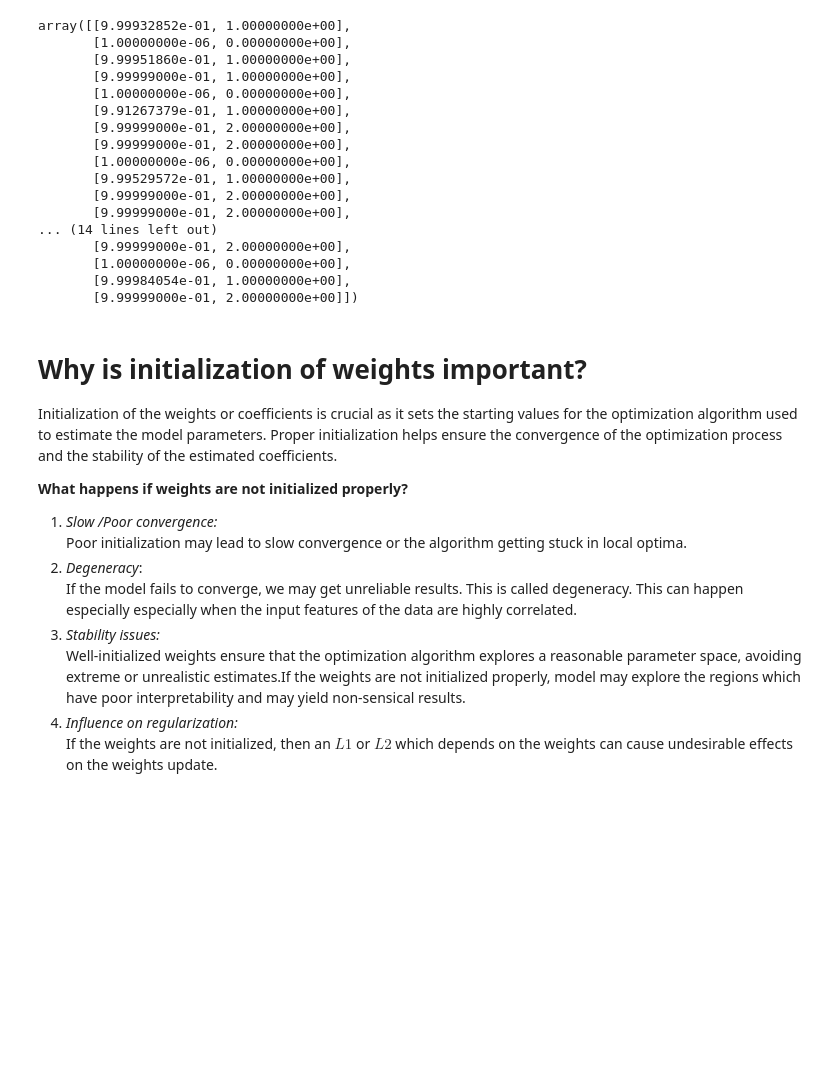
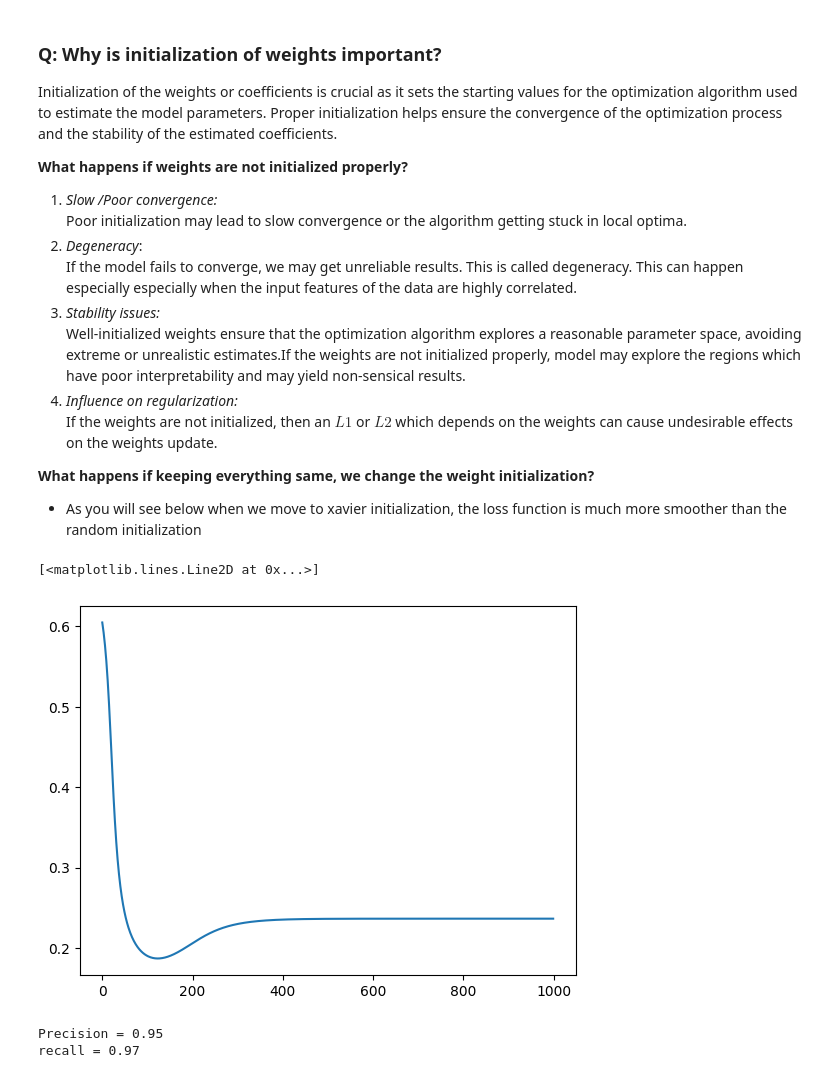
Before and after one commit to ayush-sharma-umass/interview-prep, a Jupyter notebook: notebooks/ml_first_principles/supervised_algorithms/logistic_regression.ipynb, the cells around one changed output. Drawn from its saved outputs; the diff is of its cells as text; code cells hidden in the pictures; blank space fills up the shorter version.

```diff
--- a/notebooks/ml_first_principles/supervised_algorithms/logistic_regression.ipynb
+++ b/notebooks/ml_first_principles/supervised_algorithms/logistic_regression.ipynb
@@ -257,25 +295,5 @@ recall = 1.0
-# %%
-np.stack([Ypred, Y_test], axis=1)
-# %% [output]
-array([[9.99932852e-01, 1.00000000e+00],
-       [1.00000000e-06, 0.00000000e+00],
-       [9.99951860e-01, 1.00000000e+00],
-       [9.99999000e-01, 1.00000000e+00],
-       [1.00000000e-06, 0.00000000e+00],
-       [9.91267379e-01, 1.00000000e+00],
-       [9.99999000e-01, 2.00000000e+00],
-       [9.99999000e-01, 2.00000000e+00],
-       [1.00000000e-06, 0.00000000e+00],
-       [9.99529572e-01, 1.00000000e+00],
-       [9.99999000e-01, 2.00000000e+00],
-       [9.99999000e-01, 2.00000000e+00],
-... (14 lines left out)
-       [9.99999000e-01, 2.00000000e+00],
-       [1.00000000e-06, 0.00000000e+00],
-       [9.99984054e-01, 1.00000000e+00],
-       [9.99999000e-01, 2.00000000e+00]])
 # %% [markdown]
-# Why is initialization of weights important? <a class="anchor" id="5"></a>
+### **Q: Why is initialization of weights important?**
 
 Initialization of the weights or coefficients is crucial as it sets the starting values for the optimization algorithm used to estimate the model parameters. Proper initialization helps ensure the convergence of the optimization process and the stability of the estimated coefficients.
 
@@ -289,3 +307,21 @@ Initialization of the weights or coefficients is crucial as it sets the starting
    Well-initialized weights ensure that the optimization algorithm explores a reasonable parameter space, avoiding extreme or unrealistic estimates.If the weights are not initialized properly, model may explore the regions which have poor interpretability and may yield non-sensical results.
 4. *Influence on regularization:* <br>
    If the weights are not initialized, then an $L1$ or $L2$ which depends on the weights can cause undesirable effects on the weights update.
+
+
+**What happens if keeping everything same, we change the weight initialization?**
+
+ * As you will see below when we move to xavier initialization, the loss function is much more smoother than the random initialization
+# %%
+blr = BinaryLogisticRegression(lr=1e-3, niter=1000, lambda_reg=0.)
+loss = blr.fit(X_train, Y_train, init_wt='xavier')
+
+plt.plot(loss)
+# %% [output]
+[<matplotlib.lines.Line2D at 0x...>]
+[figure, added]
+# %%
+Ypred = blr.predict(X_test, Y_test)
+# %% [output]
+Precision = 0.95
+recall = 0.97
```
Also changed, not shown: parts of 42 cells of this notebook, 2 other files.
